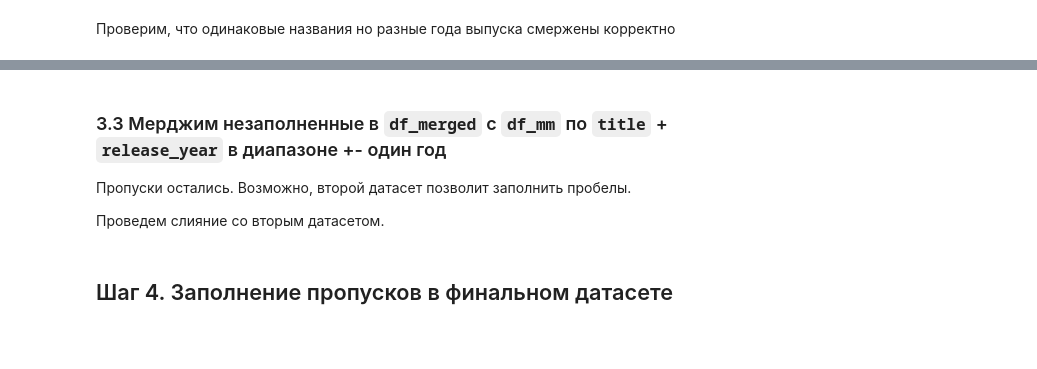
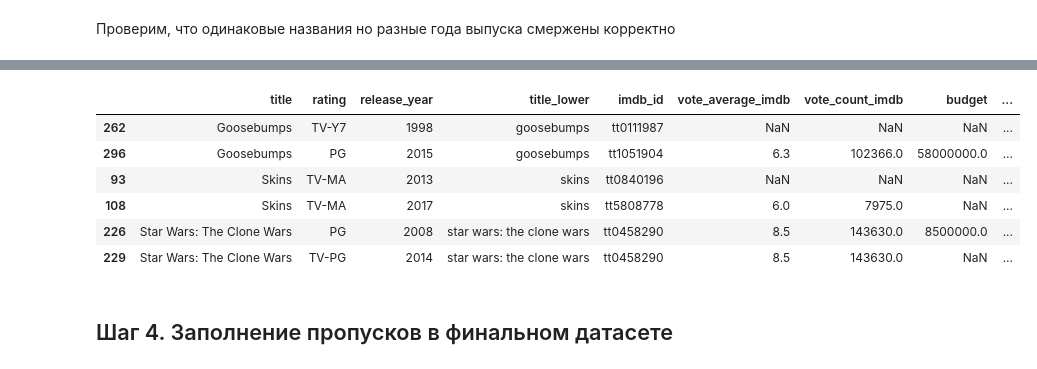
Before and after one commit to Qwertymegaforce/EDA_HSE_ML, a Jupyter notebook: netflix_enriched_2.ipynb, the cells around one changed output, grey strips where cells are left out. Drawn from its saved outputs; the diff is of its cells as text; code cells hidden in the pictures; blank space fills up the shorter version.

```diff
--- a/netflix_enriched_2.ipynb
+++ b/netflix_enriched_2.ipynb
@@ -202,0 +190,16 @@ df_mm.head(3)
+# %%
+df_imdb_ids["startYear"] = pd.to_numeric(
+    df_imdb_ids["startYear"], errors="coerce"
+).astype("Int64")
+df_imdb_ids["endYear"] = pd.to_numeric(df_imdb_ids["endYear"], errors="coerce").astype(
+    "Int64"
+)
+df_imdb_ids["primary_title_lower"] = df_imdb_ids["primaryTitle"].str.lower().str.strip()
+
+df_imdb_ids = df_imdb_ids.drop(columns=["primaryTitle"])
+df_imdb_ids = df_imdb_ids.rename(
+    columns={"tconst": "imdb_id", "startYear": "start_year", "endYear": "end_year"}
+)
+
+print(df_imdb_ids.shape)
+df_imdb_ids.head(3)
@@ -226,10 +427,0 @@ df_merged.head(3)
-# %%
-df_merged = df_merged.rename(
-    columns={"title_x": "title", "release_year_x": "release_year"}
-)
-df_merged["_merge_tmdb"] = df_merged["_merge"]
-df_merged = df_merged.drop(columns=["_merge", "title_y"])
-
-matched_count = (df_merged["_merge_tmdb"] == "both").sum()
-print(f"3.1: смерджено {matched_count} записей по title + year")
-df_merged.head(3)
@@ -343,11 +468,0 @@ print(df_unmatched_merged.shape)
-# %%
-df_merged = pd.concat([df_with_tmdb, df_unmatched_merged], ignore_index=True)
-df_merged = df_merged.drop(columns=["_merge_tmdb"])
-print(df_merged.shape)
-df_merged.isna().sum()
-# %% [markdown]
-### 3.3 Мерджим незаполненные в `df_merged` с `df_mm` по `title` + `release_year` в диапазоне +- один год
-
-Пропуски остались. Возможно, второй датасет позволит заполнить пробелы.
-
-Проведем слияние со вторым датасетом.
@@ -427,7 +469,15 @@ print(df_unmatched_merged.shape)
-# %%
-df_merged = pd.concat([df_with_data, df_unmatched_merged], ignore_index=True)
-df_merged = df_merged.drop(columns=["_merge_mm"])
-print(df_merged.shape)
+# %%
+df_merged[
+    df_merged["title_lower"].isin(["skins", "star wars: the clone wars", "goosebumps"])
+].sort_values("title_lower")
+# %% [output]
+|  | title | rating | release_year | title_lower | imdb_id | vote_average_imdb | vote_count_imdb | budget | ... |
+| 262 | Goosebumps | TV-Y7 | 1998 | goosebumps | tt0111987 | NaN | NaN | NaN | ... |
+| 296 | Goosebumps | PG | 2015 | goosebumps | tt1051904 | 6.3 | 102366.0 | 58000000.0 | ... |
+| 93 | Skins | TV-MA | 2013 | skins | tt0840196 | NaN | NaN | NaN | ... |
+| 108 | Skins | TV-MA | 2017 | skins | tt5808778 | 6.0 | 7975.0 | NaN | ... |
+| 226 | Star Wars: The Clone Wars | PG | 2008 | star wars: the clone wars | tt0458290 | 8.5 | 143630.0 | 8500000.0 | ... |
+| 229 | Star Wars: The Clone Wars | TV-PG | 2014 | star wars: the clone wars | tt0458290 | 8.5 | 143630.0 | NaN | ... |
 # %% [markdown]
 ## Шаг 4. Заполнение пропусков в финальном датасете
 # %% [markdown]
```
Also changed, not shown: parts of 82 cells of this notebook, 19 other files.
